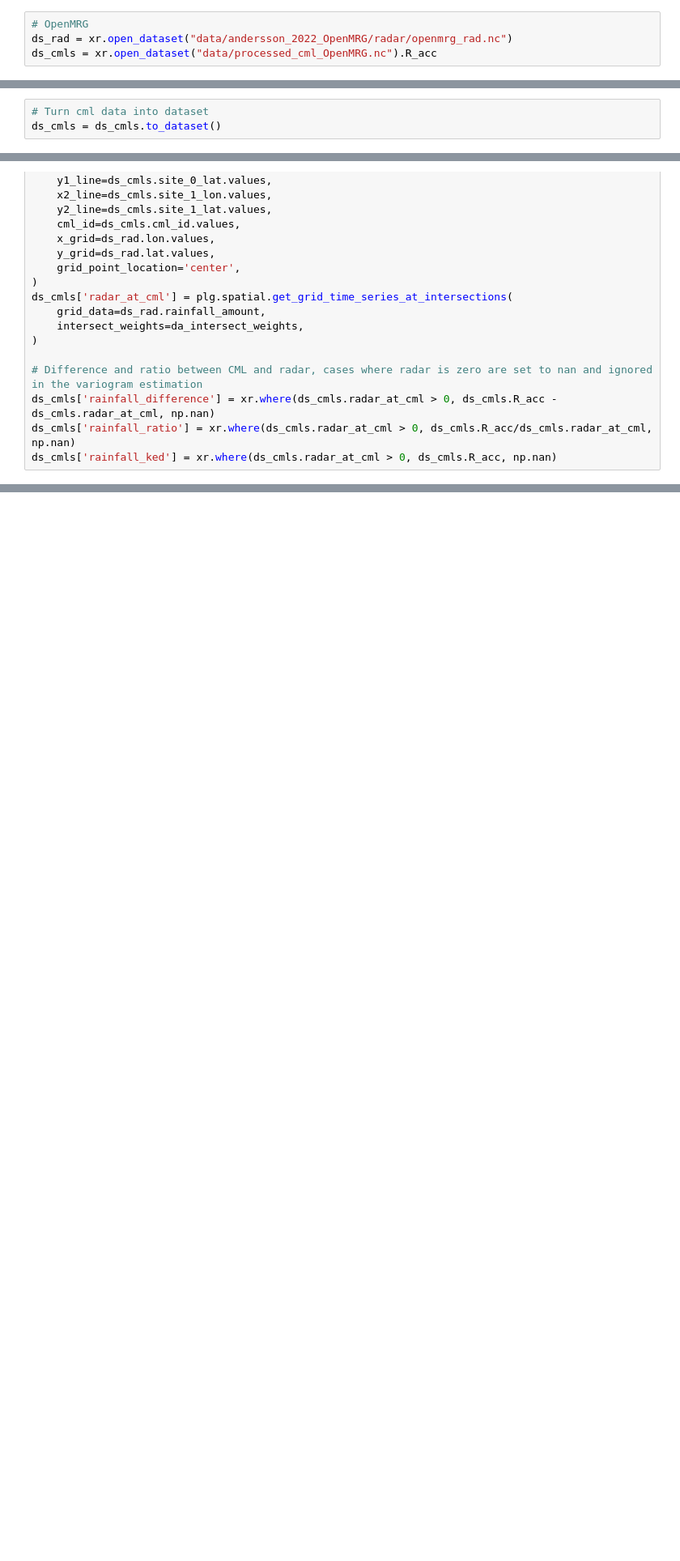
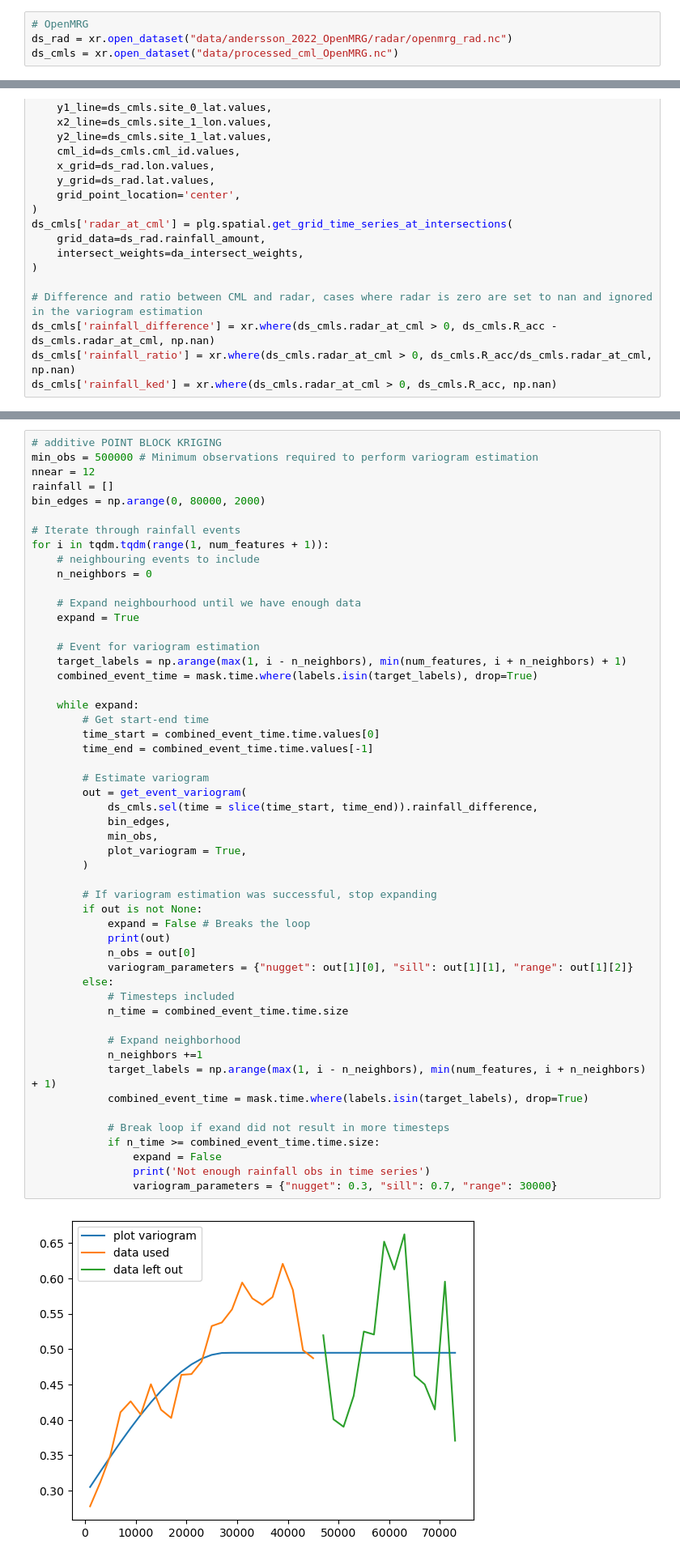
Before and after one commit to eoydvin/radar_adjustment_intercomparison, a Jupyter notebook: 3_adjust_radar.ipynb, the cells around one changed output, grey strips where cells are left out. Shown at 81% size. Saved outputs shown, nothing was run; the diff lists cells and outputs as text; blank space fills up the shorter version.

```diff
--- a/3_adjust_radar.ipynb
+++ b/3_adjust_radar.ipynb
@@ -23,4 +157,4 @@ import mergeplg
 # %%
 # OpenMRG
 ds_rad = xr.open_dataset("data/andersson_2022_OpenMRG/radar/openmrg_rad.nc")
-ds_cmls = xr.open_dataset("data/processed_cml_OpenMRG.nc").R_acc
+ds_cmls = xr.open_dataset("data/processed_cml_OpenMRG.nc")
@@ -257,6 +236,3 @@ for i in tqdm.tqdm(range(1, num_features + 1)):
-# %%
-# Turn cml data into dataset
-ds_cmls = ds_cmls.to_dataset()
 # %%
 # Get radar at CML locations
 da_intersect_weights = plg.spatial.calc_sparse_intersect_weights_for_several_cmls(
@@ -291,0 +269,54 @@ labels = xr.DataArray(labels_raw, coords=mask.coords, dims=mask.dims)
+# %%
+# additive POINT BLOCK KRIGING
+min_obs = 500000 # Minimum observations required to perform variogram estimation
+nnear = 12
+rainfall = []
+bin_edges = np.arange(0, 80000, 2000)
+
+# Iterate through rainfall events
+for i in tqdm.tqdm(range(1, num_features + 1)):
+    # neighbouring events to include
+    n_neighbors = 0
+
+    # Expand neighbourhood until we have enough data
+    expand = True
+
+    # Event for variogram estimation
+    target_labels = np.arange(max(1, i - n_neighbors), min(num_features, i + n_neighbors) + 1)
+    combined_event_time = mask.time.where(labels.isin(target_labels), drop=True)
+
+    while expand:
+        # Get start-end time
+        time_start = combined_event_time.time.values[0]
+        time_end = combined_event_time.time.values[-1]
+
+        # Estimate variogram
+        out = get_event_variogram(
+            ds_cmls.sel(time = slice(time_start, time_end)).rainfall_difference,
+            bin_edges,
+            min_obs,
+            plot_variogram = True,
+        )
+
+        # If variogram estimation was successful, stop expanding
+        if out is not None:
+            expand = False # Breaks the loop
+            print(out)
+            n_obs = out[0]
+            variogram_parameters = {"nugget": out[1][0], "sill": out[1][1], "range": out[1][2]}
+        else:
+            # Timesteps included
+            n_time = combined_event_time.time.size
+
+            # Expand neighborhood
+            n_neighbors +=1
+            target_labels = np.arange(max(1, i - n_neighbors), min(num_features, i + n_neighbors) + 1)
+            combined_event_time = mask.time.where(labels.isin(target_labels), drop=True)
+
+            # Break loop if exand did not result in more timesteps
+            if n_time >= combined_event_time.time.size:
+                expand = False
+                print('Not enough rainfall obs in time series')
+                variogram_parameters = {"nugget": 0.3, "sill": 0.7, "range": 30000}
+# %% [output]
+[figure, added]
```
Also changed, not shown: parts of 13 cells of this notebook.
